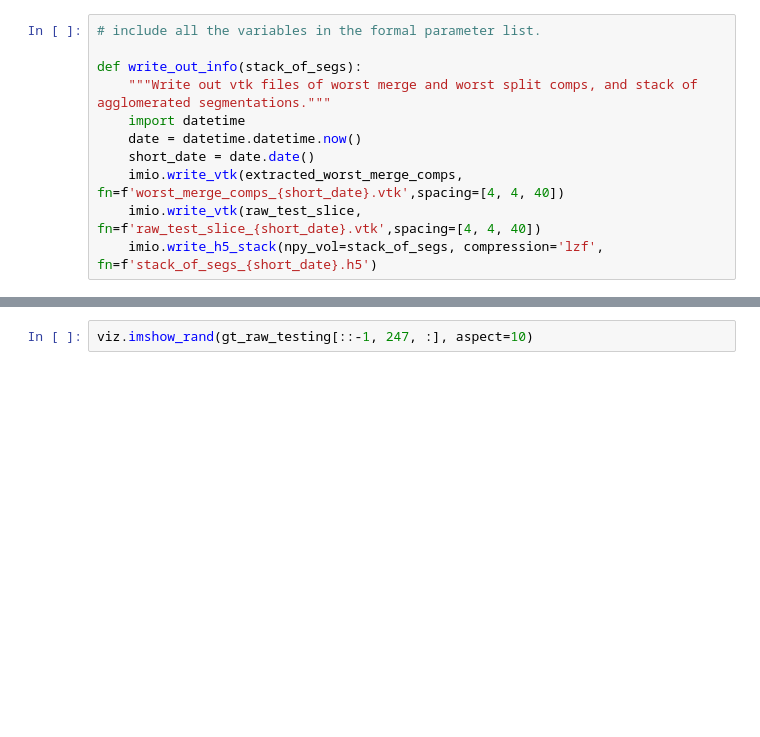
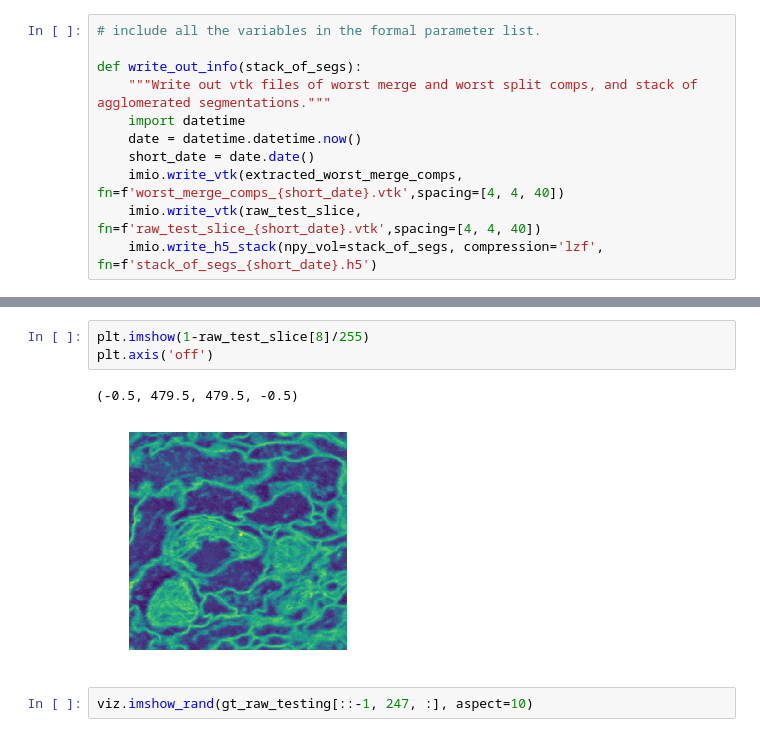
Before and after one commit to JohnnyTeutonic/view_all, a Jupyter notebook: notebooks/compact_notebook.ipynb, the cells around one changed output, grey strips where cells are left out. Cells and saved outputs as stored; diff of their text form; blank space fills up the shorter version.

```diff
--- a/notebooks/compact_notebook.ipynb
+++ b/notebooks/compact_notebook.ipynb
@@ -142,3 +150,9 @@ viz.imshow_rand(best_seg_bpm[8])
+# %%
+plt.imshow(1-raw_test_slice[8]/255)
+plt.axis('off')
+# %% [output]
+(-0.5, 479.5, 479.5, -0.5)
+[figure, added]
 # %%
 viz.imshow_rand(gt_raw_testing[::-1, 247, :], aspect=10)
 # %%
```
Also changed, not shown: parts of 7 cells of this notebook, 1 other file.
